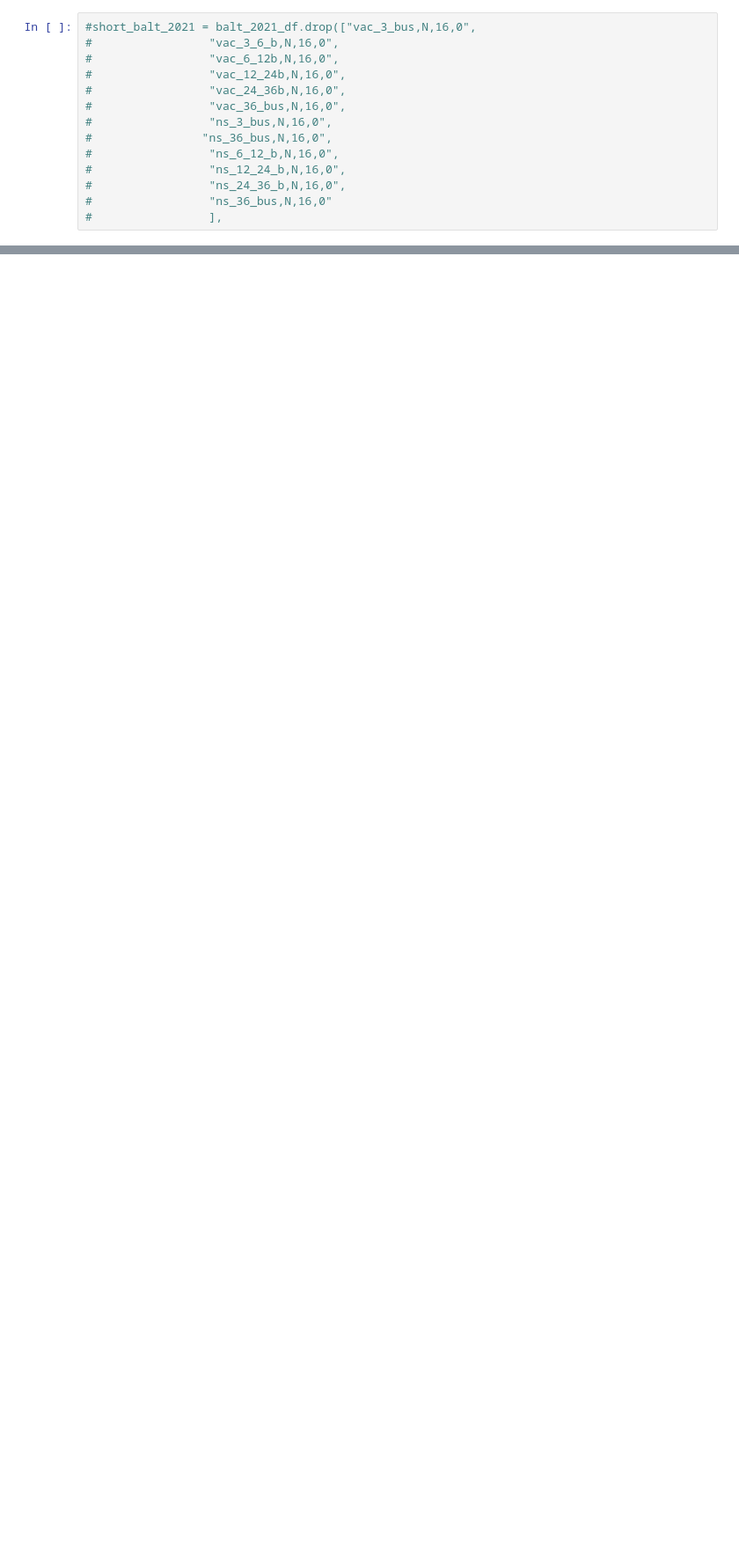
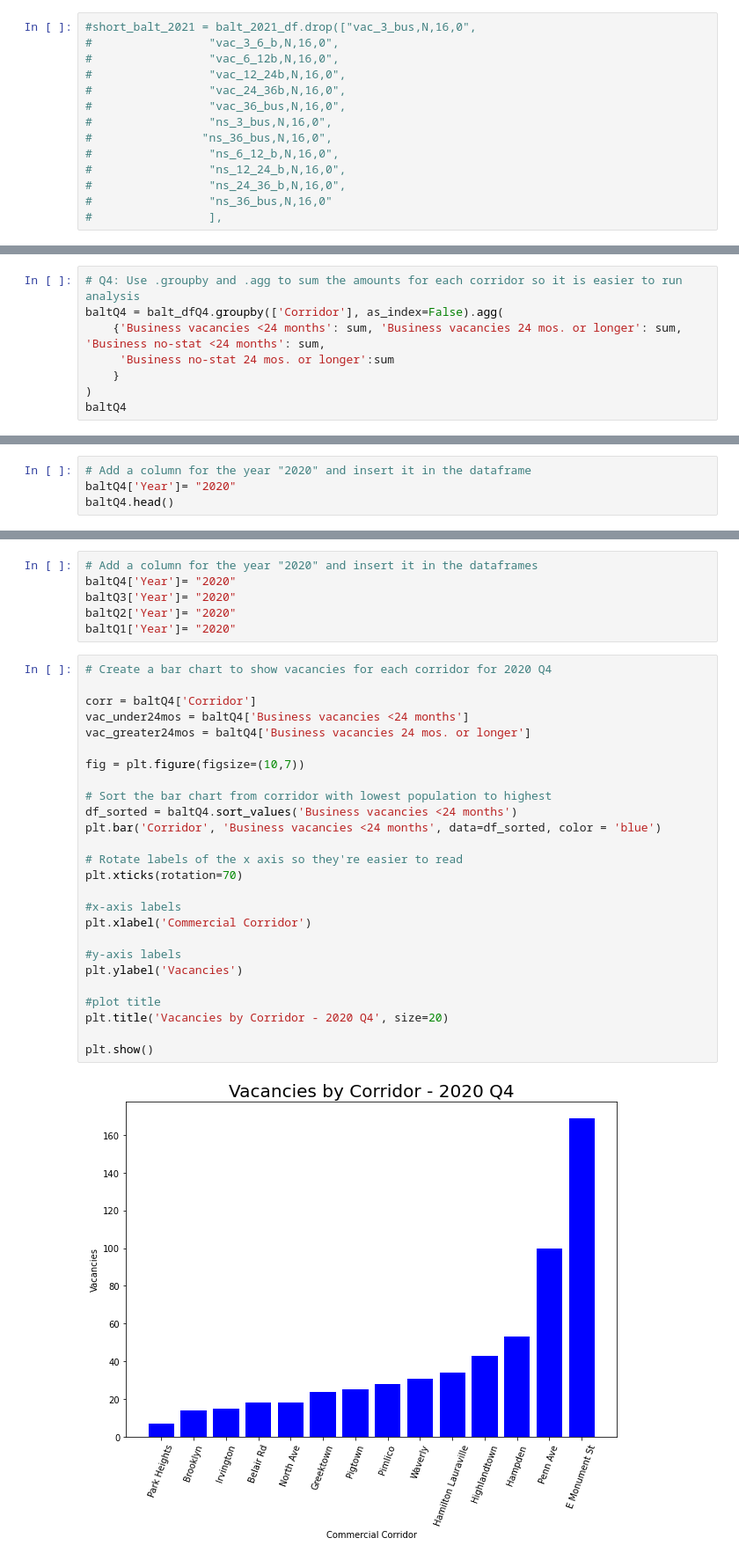
Before and after one commit to Jenkir/vacant_comm_bldgs, a Jupyter notebook: vacants_2020.ipynb, the cells around one changed output, grey strips where cells are left out. Shown: that part at 88% size. Cells and saved outputs as stored; diff of their text form; blank space fills up the shorter version.

Commit message:
Created bar graphs for 2020 vacants data

```diff
--- a/vacants_2020.ipynb
+++ b/vacants_2020.ipynb
@@ -544,0 +683,8 @@ census_2019_FINAL
+# %%
+# Q4: Use .groupby and .agg to sum the amounts for each corridor so it is easier to run analysis
+baltQ4 = balt_dfQ4.groupby(['Corridor'], as_index=False).agg(
+    {'Business vacancies <24 months': sum, 'Business vacancies 24 mos. or longer': sum, 'Business no-stat <24 months': sum,
+     'Business no-stat 24 mos. or longer':sum
+    }
+)
+baltQ4
@@ -544,0 +707,4 @@ census_2019_FINAL
+# %%
+# Add a column for the year "2020" and insert it in the dataframe
+baltQ4['Year']= "2020"
+baltQ4.head()
@@ -544,0 +790,34 @@ census_2019_FINAL
+# %%
+# Add a column for the year "2020" and insert it in the dataframes
+baltQ4['Year']= "2020"
+baltQ3['Year']= "2020"
+baltQ2['Year']= "2020"
+baltQ1['Year']= "2020"
+# %%
+# Create a bar chart to show vacancies for each corridor for 2020 Q4
+
+corr = baltQ4['Corridor']
+vac_under24mos = baltQ4['Business vacancies <24 months']
+vac_greater24mos = baltQ4['Business vacancies 24 mos. or longer']
+
+fig = plt.figure(figsize=(10,7))
+
+# Sort the bar chart from corridor with lowest population to highest
+df_sorted = baltQ4.sort_values('Business vacancies <24 months')
+plt.bar('Corridor', 'Business vacancies <24 months', data=df_sorted, color = 'blue')
+
+# Rotate labels of the x axis so they're easier to read
+plt.xticks(rotation=70)
+
+#x-axis labels
+plt.xlabel('Commercial Corridor')
+
+#y-axis labels
+plt.ylabel('Vacancies')
+
+#plot title
+plt.title('Vacancies by Corridor - 2020 Q4', size=20)
+
+plt.show()
+# %% [output]
+[figure, added]
```
Also changed, not shown: parts of 40 cells of this notebook.
